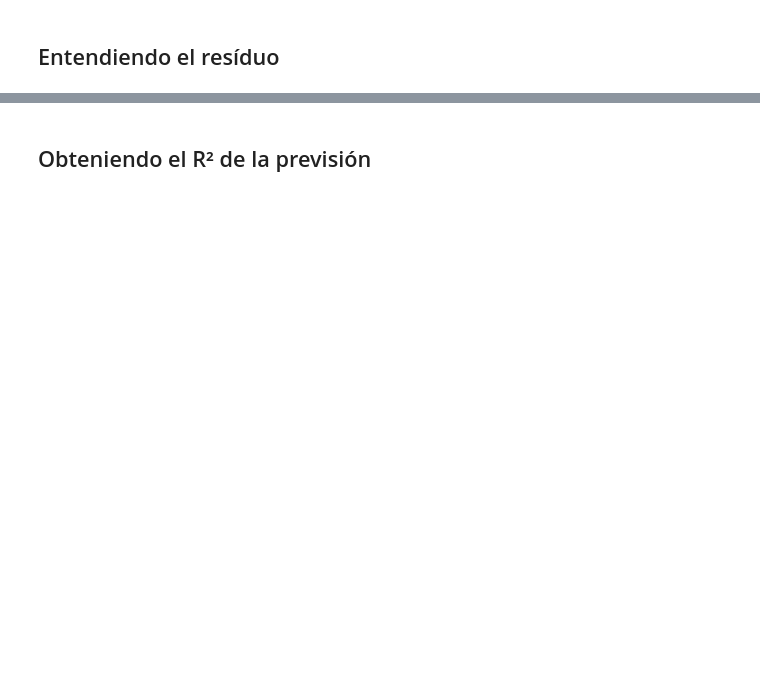
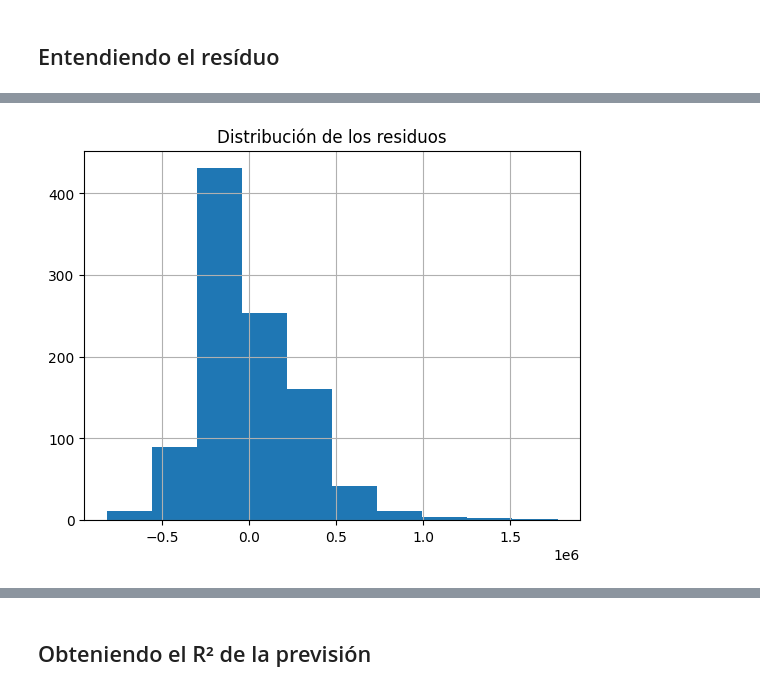
Before and after one commit to DanielRaiicHu/precio_de_inmuebles_regresion_lineal, a Jupyter notebook: precios_de_inmuebles_regresion_lineal.ipynb, the cells around one changed output, grey strips where cells are left out. Saved outputs shown, nothing was run; the diff lists cells and outputs as text; code cells hidden in the pictures; blank space fills up the shorter version.

```diff
--- a/precios_de_inmuebles_regresion_lineal.ipynb
+++ b/precios_de_inmuebles_regresion_lineal.ipynb
@@ -224,0 +235,25 @@ El conjunto de **entrenamiento** se utiliza para ajustar el modelo, mientras que
+# %%
+# import train_test_split
+# Este método es usado para dividir un dataset en dos partes:
+# Datos de entrenamiento (train) → para construir el modelo.
+# Datos de prueba (test) → para evaluar el rendimiento del modelo con datos nunca antes vistos.
+from sklearn.model_selection import train_test_split
+
+# Definimos la variable objetivo (target) que queremos predecir
+y = datos['precio_de_venta']  # Precio de venta de los inmuebles
+
+# Definimos las variables predictoras (features), eliminando la columna objetivo del DataFrame
+X = datos.drop(columns='precio_de_venta')  # Todas las demás columnas serán usadas para predecir
+
+# Dividimos los datos en conjuntos de entrenamiento (70%) y prueba (30%)
+# random_state=230 asegura que la división sea siempre la misma si se vuelve a ejecutar el código
+X_train, X_test, y_train, y_test = train_test_split(X, y, test_size=0.3, random_state=230)
+# %%
+# Datos de entrenamiento para usar la fórmula
+
+# Creamos un nuevo DataFrame a partir de las variables predictoras del conjunto de entrenamiento
+df_train = pd.DataFrame(X_train)
+
+# Agregamos la columna objetivo (precio de venta) al DataFrame de entrenamiento
+# Esto nos permite tener nuevamente un conjunto completo para análisis exploratorio o modelado posterior
+df_train['precio_de_venta'] = y_train
@@ -225,3 +265,12 @@ El conjunto de **entrenamiento** se utiliza para ajustar el modelo, mientras que
+# %%
+# Ajustando el primer modelo
+# Creamos un modelo de regresión lineal simple para predecir el precio de venta
+# con base en el área del primer piso (area_primer_piso)
+# Creamos un modelo de regresión lineal simple donde:
+# 'precio_de_venta' es la variable dependiente (objetivo)
+# 'area_primer_piso' es la única variable independiente (predictora)
+# El modelo se ajusta (fit) utilizando los datos del DataFrame de entrenamiento
+modelo_0 = ols('precio_de_venta ~ area_primer_piso',data=df_train).fit() # precio_de_venta con respecto a area_primer_piso
 # %% [markdown]
 ## Analizando los coeficientes
 
@@ -252,0 +369,8 @@ En este caso, recurrimos a la métrica R², el coeficiente de determinación. El
+# %%
+# Cómo están distribuidos
+# Visualizamos cómo se distribuyen los residuos del modelo (errores individuales)
+modelo_0.resid.hist()
+plt.title('Distribución de los residuos')
+plt.show()
+# %% [output]
+[figure, added]
```
Also changed, not shown: parts of 29 cells of this notebook.
